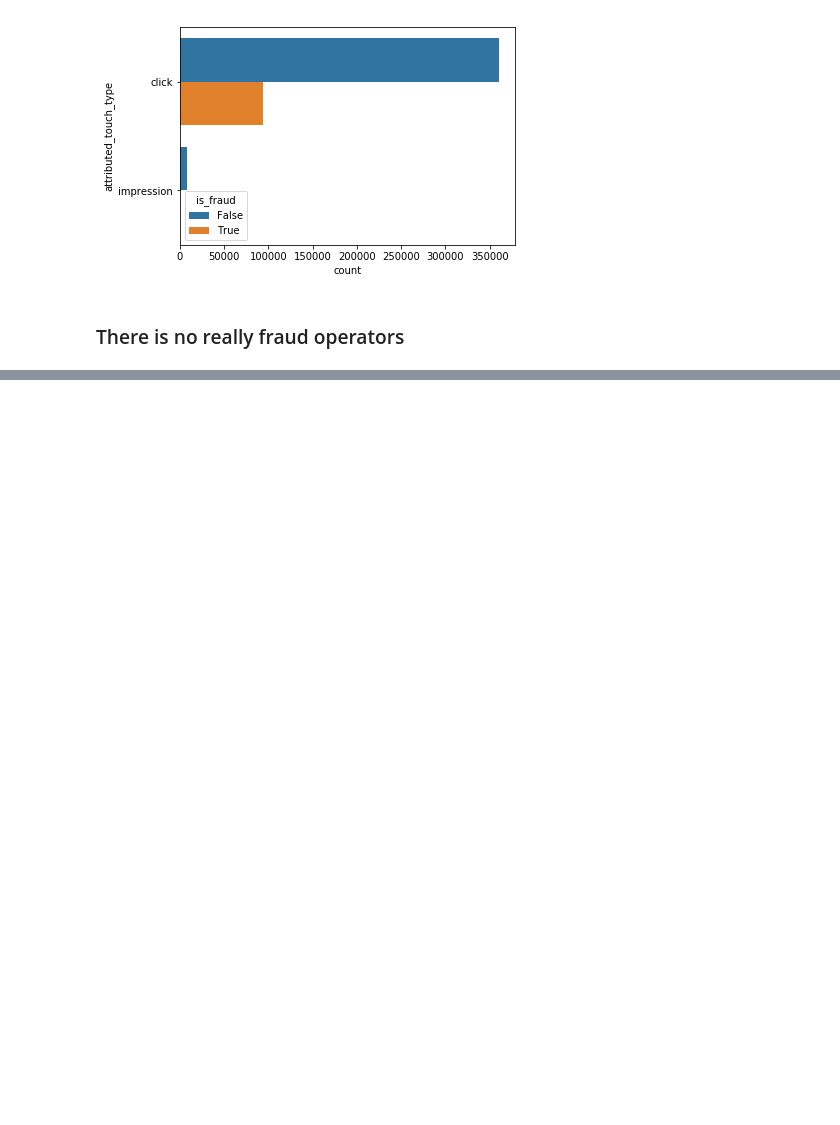
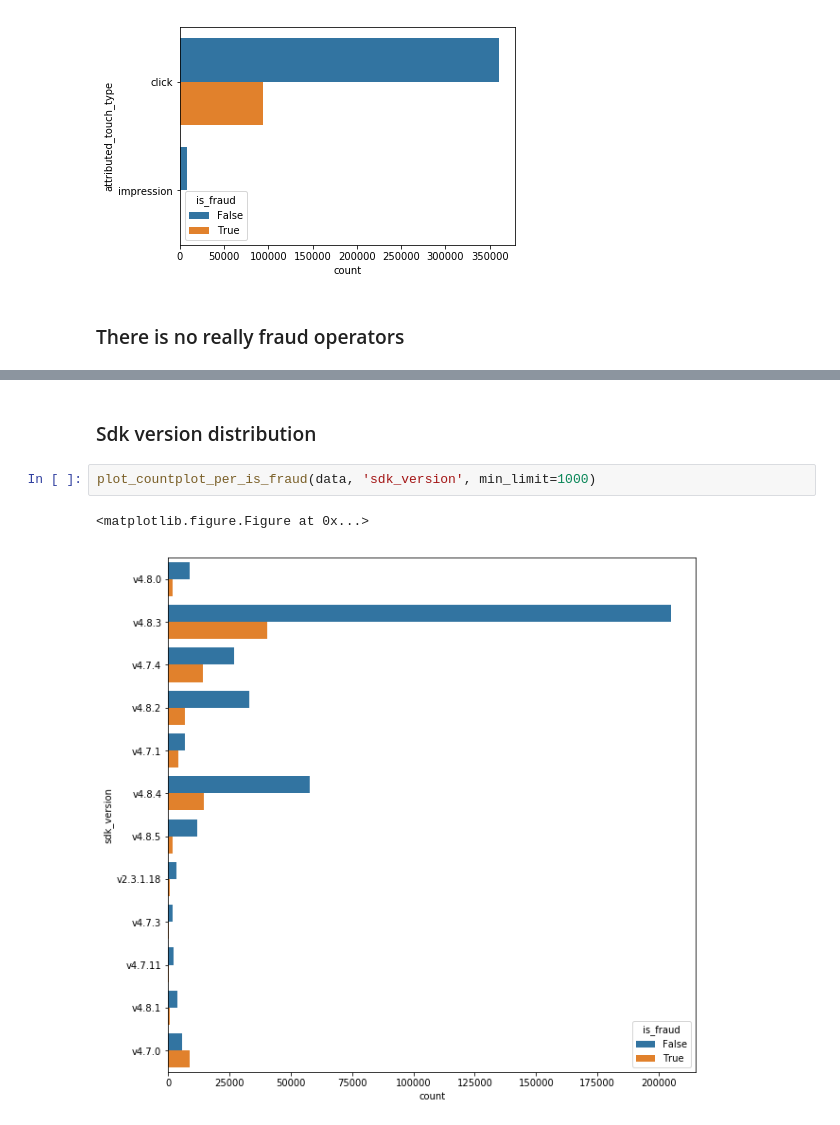
Before and after one commit to nazariinyzhnyk/mobile-ua-fraud-classification, a Jupyter notebook: EDA.ipynb, the cells around one changed output, grey strips where cells are left out. Drawn from its saved outputs; the diff is of its cells as text; blank space fills up the shorter version.

```diff
--- a/EDA.ipynb
+++ b/EDA.ipynb
@@ -117,0 +150,7 @@ KeyError: 'lanugage'
+# %% [markdown]
+### Sdk version distribution
+# %%
+plot_countplot_per_is_fraud(data, 'sdk_version', min_limit=1000)
+# %% [output]
+<matplotlib.figure.Figure at 0x...>
+[figure, added]
```
Also changed, not shown: parts of 36 cells of this notebook.
